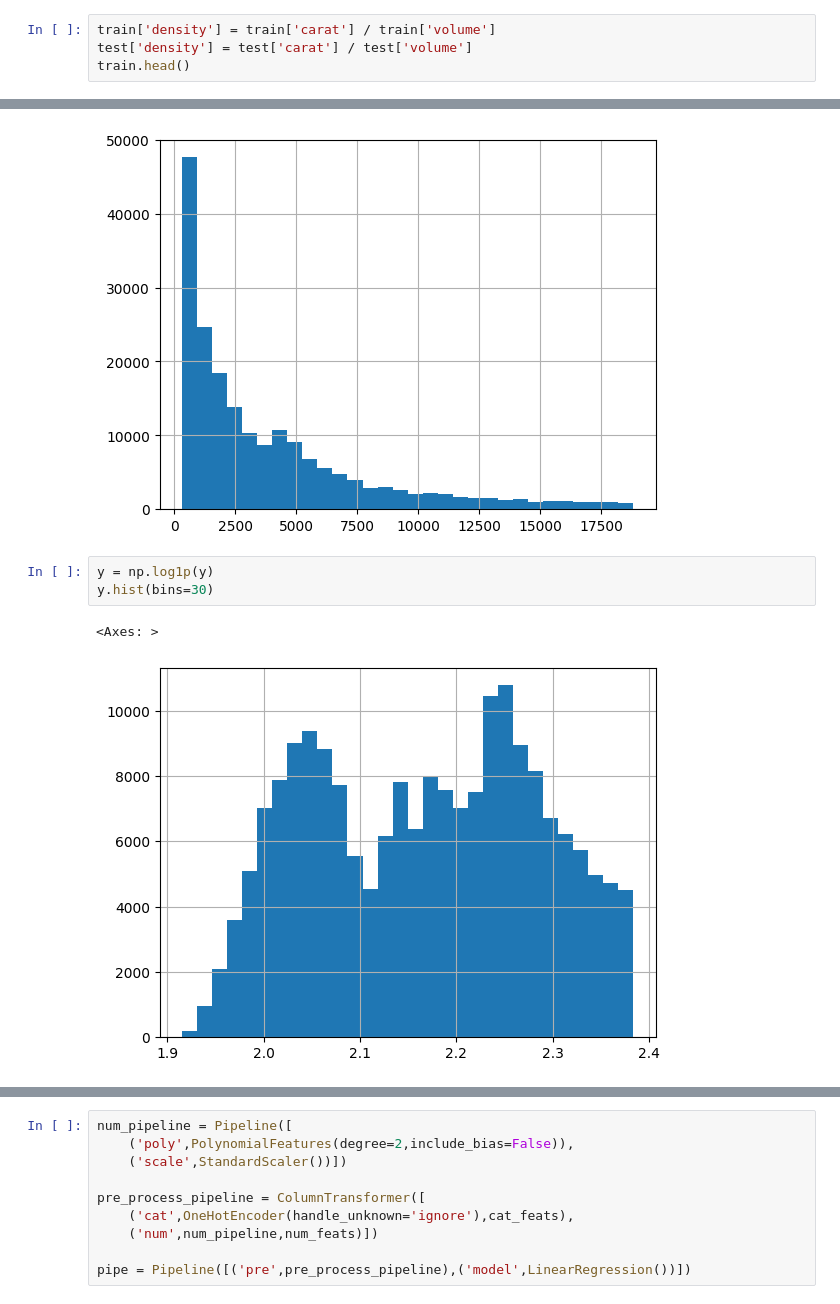
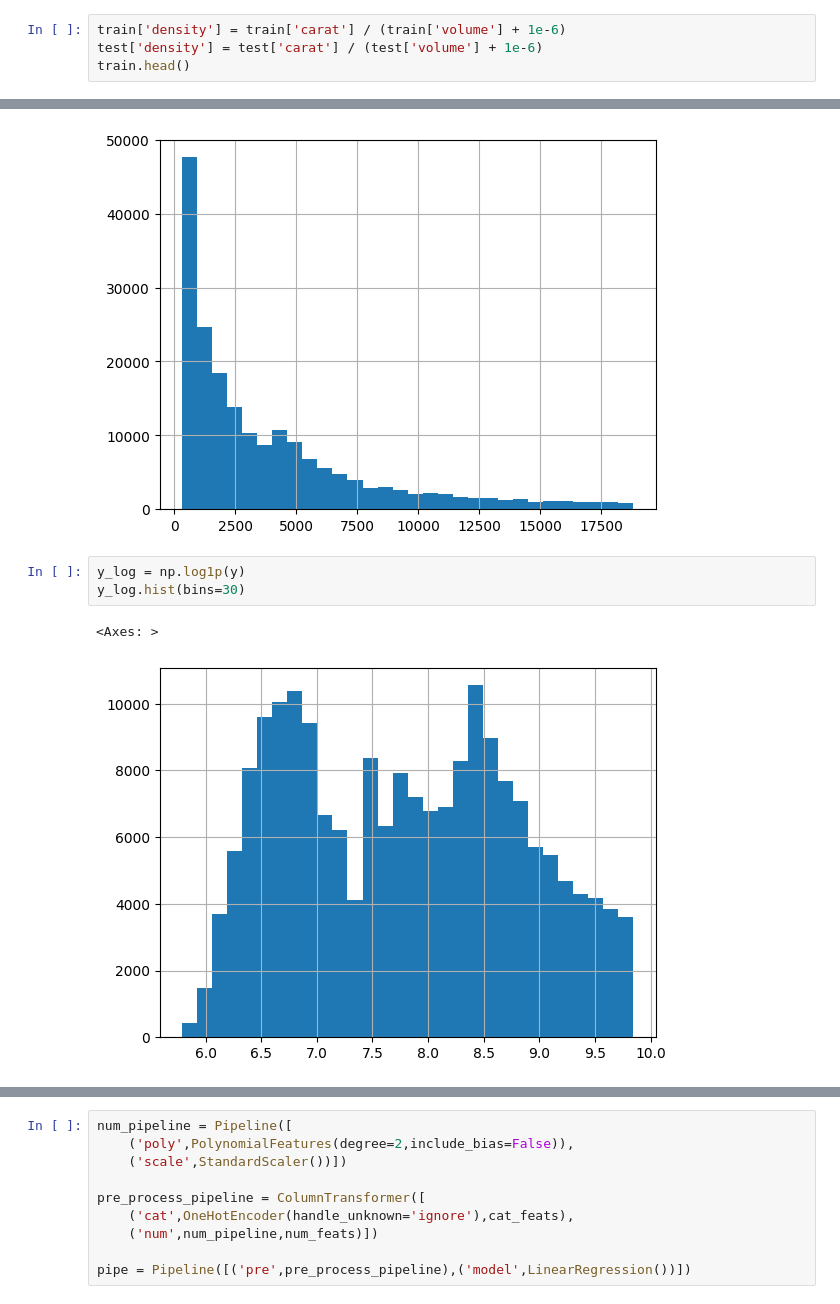
Before and after one commit to samrat-rm/Brain-Cache, a Jupyter notebook: kaggle_notes/Gemstone_Linear_Regression.ipynb, the cells around one changed output, grey strips where cells are left out. Cells and saved outputs as stored; diff of their text form.

```diff
--- a/kaggle_notes/Gemstone_Linear_Regression.ipynb
+++ b/kaggle_notes/Gemstone_Linear_Regression.ipynb
@@ -525,8 +535,8 @@ train.head()
 | 3 | 0.32 | Ideal | G | VS1 | 61.6 | 56.0 | 4.38 | 4.41 | 2.71 | 666 | 52.345818 |
 | 4 | 1.70 | Premium | G | VS2 | 62.6 | 59.0 | 7.65 | 7.61 | 4.77 | 14453 | 277.692705 |
 # %%
-train['density'] = train['carat'] / train['volume']
-test['density'] = test['carat'] / test['volume']
+train['density'] = train['carat'] / (train['volume'] + 1e-6)
+test['density'] = test['carat'] / (test['volume'] + 1e-6)
 train.head()
 # %% [output]
 |  | carat | cut | color | clarity | depth | table | x | y | z | price | volume | ... |
@@ -583,11 +598,11 @@ y.hist(bins=30)
 <Axes: >
 [figure]
 # %%
-y = np.log1p(y)
-y.hist(bins=30)
+y_log = np.log1p(y)
+y_log.hist(bins=30)
 # %% [output]
 <Axes: >
-[figure, old version]
+[figure, new version]
 # %% [markdown]
 
 #### Why ?
```
Also changed, not shown: parts of 20 cells of this notebook.
